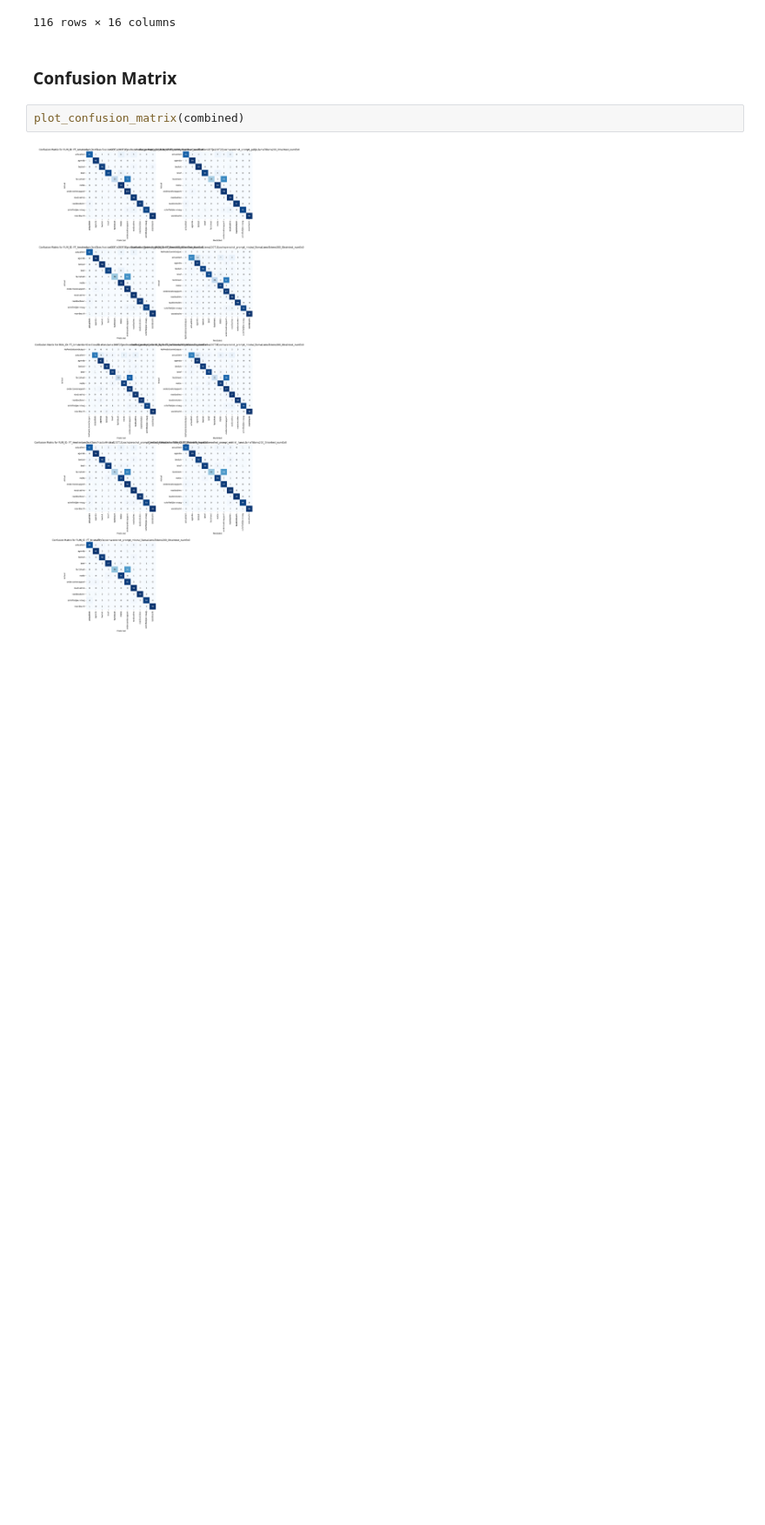
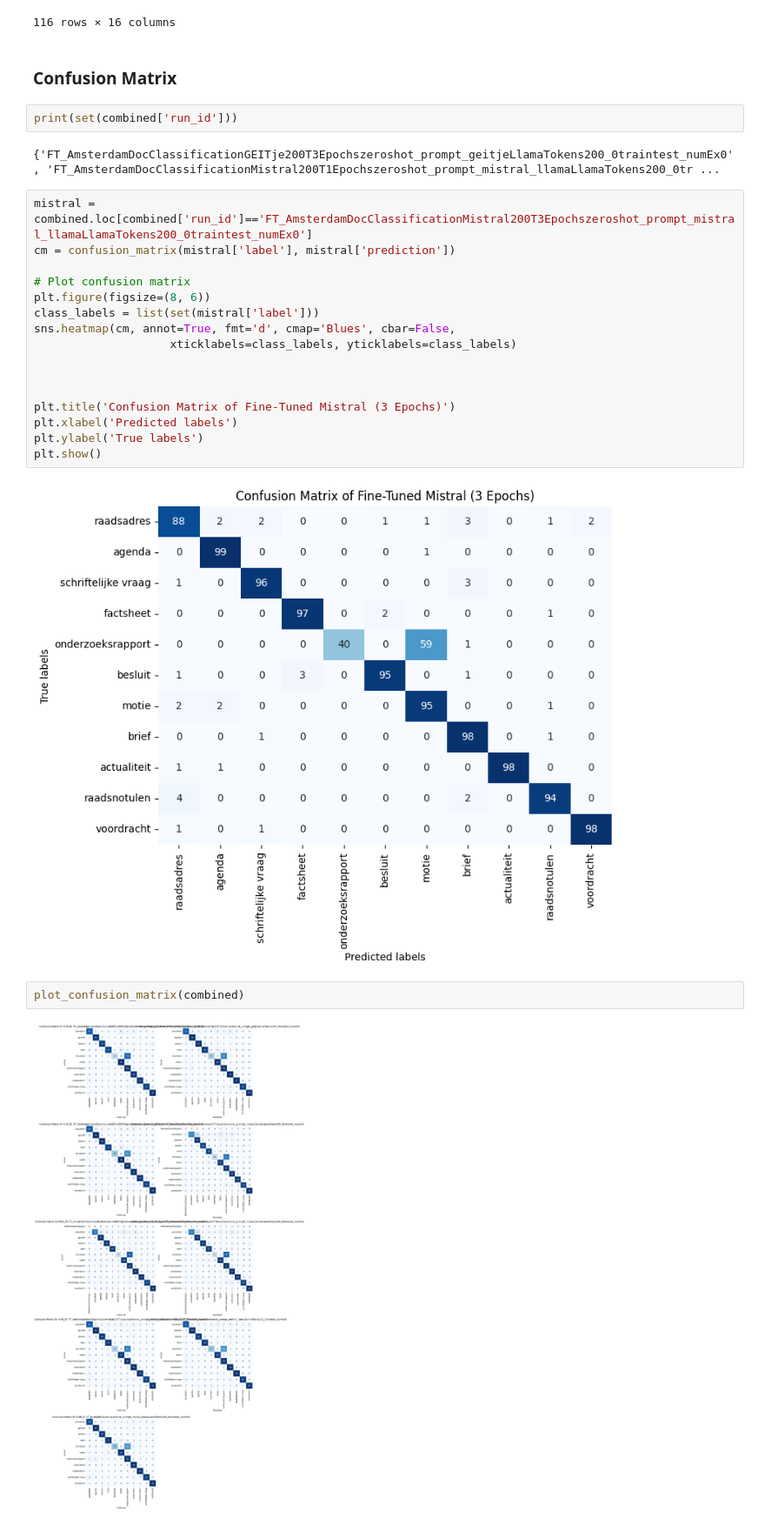
Before and after one commit to Amsterdam-Internships/document-classification-using-large-language-models, a Jupyter notebook: PredictionAnalysis/FinetuningExperiment.ipynb, the cells around one changed output. Shown at 87% size. Saved outputs shown, nothing was run; the diff lists cells and outputs as text; blank space fills up the shorter version.

```diff
--- a/PredictionAnalysis/FinetuningExperiment.ipynb
+++ b/PredictionAnalysis/FinetuningExperiment.ipynb
@@ -471,6 +456,28 @@ display(epoch3.loc[(epoch3['run_id']=='FT_AmsterdamDocClassificationMistral200T3
 116 rows × 16 columns
 # %% [markdown]
 ### Confusion Matrix
+# %%
+print(set(combined['run_id']))
+# %% [output]
+{'FT_AmsterdamDocClassificationGEITje200T3Epochszeroshot_prompt_geitjeLlamaTokens200_0traintest_numEx0', 'FT_AmsterdamDocClassificationMistral200T1Epochszeroshot_prompt_mistral_llamaLlamaTokens200_0tr ...
+# %%
+mistral = combined.loc[combined['run_id']=='FT_AmsterdamDocClassificationMistral200T3Epochszeroshot_prompt_mistral_llamaLlamaTokens200_0traintest_numEx0']
+cm = confusion_matrix(mistral['label'], mistral['prediction'])
+
+# Plot confusion matrix
+plt.figure(figsize=(8, 6))
+class_labels = list(set(mistral['label']))
+sns.heatmap(cm, annot=True, fmt='d', cmap='Blues', cbar=False,
+                    xticklabels=class_labels, yticklabels=class_labels)
+
+
+
+plt.title('Confusion Matrix of Fine-Tuned Mistral (3 Epochs)')
+plt.xlabel('Predicted labels')
+plt.ylabel('True labels')
+plt.show()
+# %% [output]
+[figure, added]
 # %%
 plot_confusion_matrix(combined)
 # %% [output]
```
Also changed, not shown: parts of 2 cells of this notebook, 4 other files.
